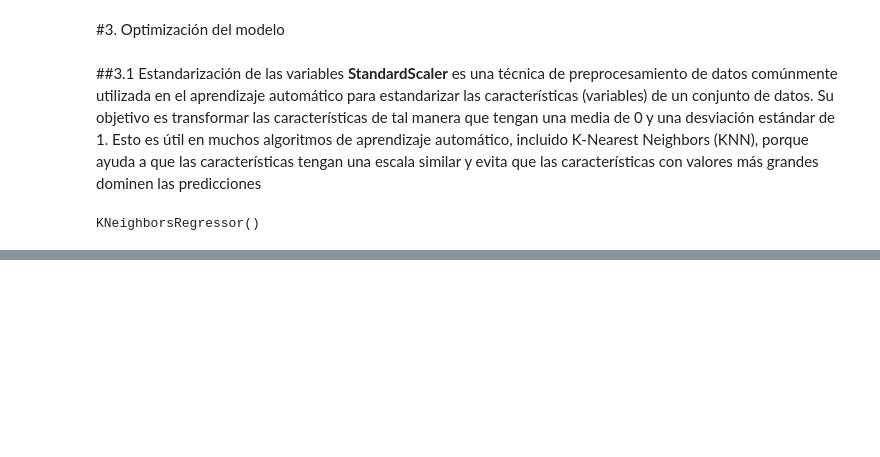
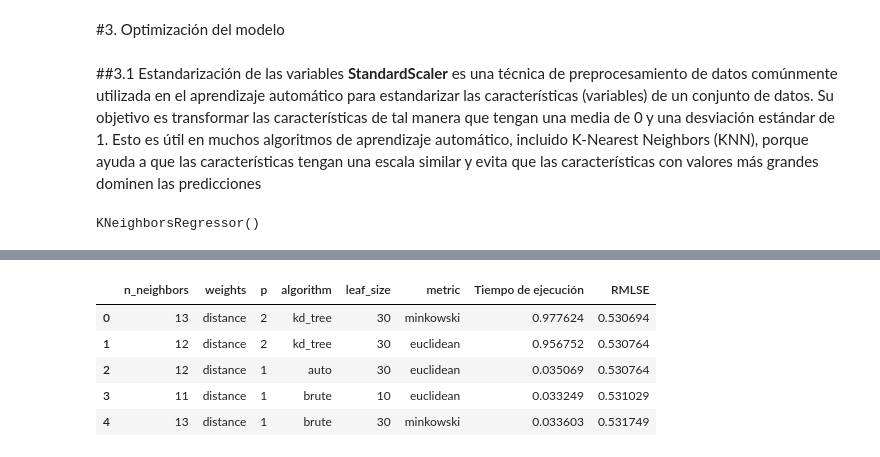
Before and after one commit to jadercaro/Mercado-inmobiliario-ruso-de-Sberbank, a Jupyter notebook: 03_Modelo_KNN.ipynb, the cells around one changed output, grey strips where cells are left out. Drawn from its saved outputs; the diff is of its cells as text; code cells hidden in the pictures; blank space fills up the shorter version.

```diff
--- a/03_Modelo_KNN.ipynb
+++ b/03_Modelo_KNN.ipynb
@@ -104,0 +216,2 @@ MAE: 2417394.1506957207
+# %%
+rmsle_scorer = make_scorer(Rmsle, greater_is_better=False)
@@ -104,0 +221,14 @@ MAE: 2417394.1506957207
+# %%
+knn = KNeighborsRegressor()
+
+param_grid = {
+    'n_neighbors': [8,11,13],
+    'weights': ['distance', 'uniform'],
+    'algorithm': ['auto', 'ball_tree', 'kd_tree', 'brute'],
+    'leaf_size': [50,30,10],
+    'metric': ['minkowski','euclidean'],
+    'p':[1,2]
+}
+grid_search = GridSearchCV(knn, param_grid, cv=5, scoring=rmsle_scorer, n_jobs=-1)
+
+grid_search.fit(X_train, y_train)
@@ -104,0 +283,17 @@ MAE: 2417394.1506957207
+# %%
+from sklearn.model_selection import RandomizedSearchCV
+knn = KNeighborsRegressor()
+param_dist = {
+    'n_neighbors': [8,11,12,13],
+    'weights': ['distance','uniform'],
+    'algorithm': ['auto', 'ball_tree', 'kd_tree', 'brute'],
+    'leaf_size': [50,30,10],
+    'metric': ['minkowski','euclidean'],
+    'p':[1,2],
+}
+
+# Crear objeto RandomizedSearchCV
+random_search = RandomizedSearchCV(knn, param_distributions=param_dist, n_iter=10, cv=5, n_jobs=-1, scoring=rmsle_scorer, random_state=42)
+
+# Ajustar el modelo a tus datos de entrenamiento
+random_search.fit(X_train, y_train)
@@ -104,0 +311,11 @@ MAE: 2417394.1506957207
+# %%
+mejor_modelo = pd.DataFrame(get_result(random_search))
+# %%
+mejor_modelo
+# %% [output]
+|  | n_neighbors | weights | p | algorithm | leaf_size | metric | Tiempo de ejecución | RMLSE |
+| 0 | 13 | distance | 2 | kd_tree | 30 | minkowski | 0.977624 | 0.530694 |
+| 1 | 12 | distance | 2 | kd_tree | 30 | euclidean | 0.956752 | 0.530764 |
+| 2 | 12 | distance | 1 | auto | 30 | euclidean | 0.035069 | 0.530764 |
+| 3 | 11 | distance | 1 | brute | 10 | euclidean | 0.033249 | 0.531029 |
+| 4 | 13 | distance | 1 | brute | 30 | minkowski | 0.033603 | 0.531749 |
```
Also changed, not shown: parts of 35 cells of this notebook.
